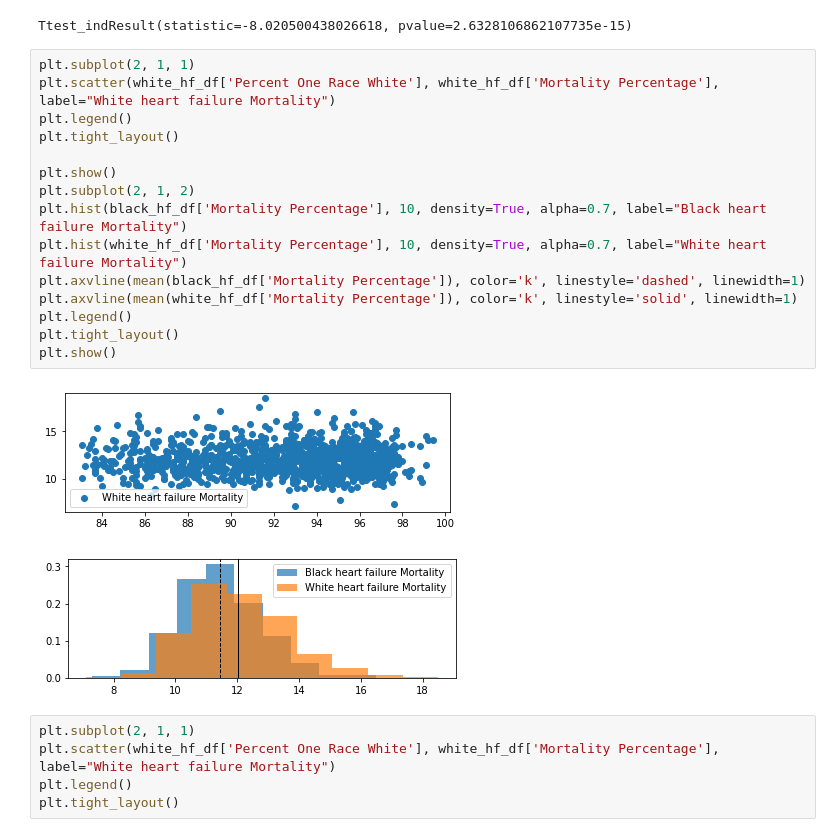
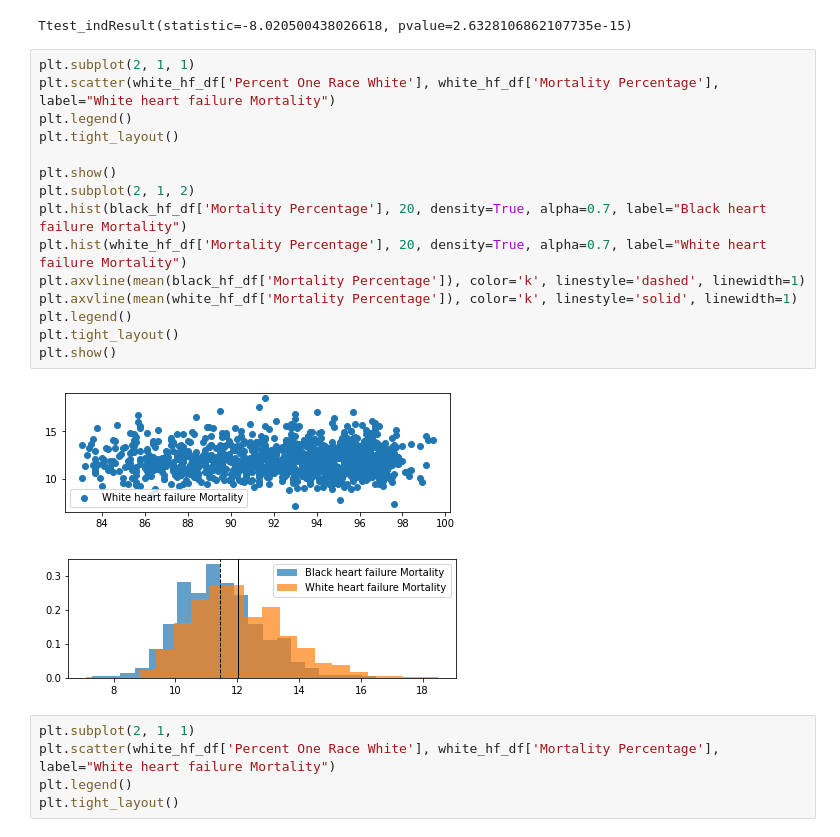
Before and after one commit to fisher1916/healthcare-disparities, a Jupyter notebook: Analysis/Race_vs_Health_Conditions.ipynb, the cells around one changed output. Cells and saved outputs as stored; diff of their text form.

```diff
--- a/Analysis/Race_vs_Health_Conditions.ipynb
+++ b/Analysis/Race_vs_Health_Conditions.ipynb
@@ -977,21 +977,21 @@ Ttest_indResult(statistic=-8.020500438026618, pvalue=2.6328106862107735e-15)
 # %%
 plt.subplot(2, 1, 1)
 plt.scatter(white_hf_df['Percent One Race White'], white_hf_df['Mortality Percentage'], label="White heart failure Mortality")
 plt.legend()
 plt.tight_layout()
 
 plt.show()
 plt.subplot(2, 1, 2)
-plt.hist(black_hf_df['Mortality Percentage'], 10, density=True, alpha=0.7, label="Black heart failure Mortality")
-plt.hist(white_hf_df['Mortality Percentage'], 10, density=True, alpha=0.7, label="White heart failure Mortality")
+plt.hist(black_hf_df['Mortality Percentage'], 20, density=True, alpha=0.7, label="Black heart failure Mortality")
+plt.hist(white_hf_df['Mortality Percentage'], 20, density=True, alpha=0.7, label="White heart failure Mortality")
 plt.axvline(mean(black_hf_df['Mortality Percentage']), color='k', linestyle='dashed', linewidth=1)
 plt.axvline(mean(white_hf_df['Mortality Percentage']), color='k', linestyle='solid', linewidth=1)
 plt.legend()
 plt.tight_layout()
 plt.show()
 # %% [output]
 [figure]
-[figure, old version]
+[figure, new version]
 # %%
 plt.subplot(2, 1, 1)
 plt.scatter(white_hf_df['Percent One Race White'], white_hf_df['Mortality Percentage'], label="White heart failure Mortality")
```
Also changed, not shown: 1 other file.
